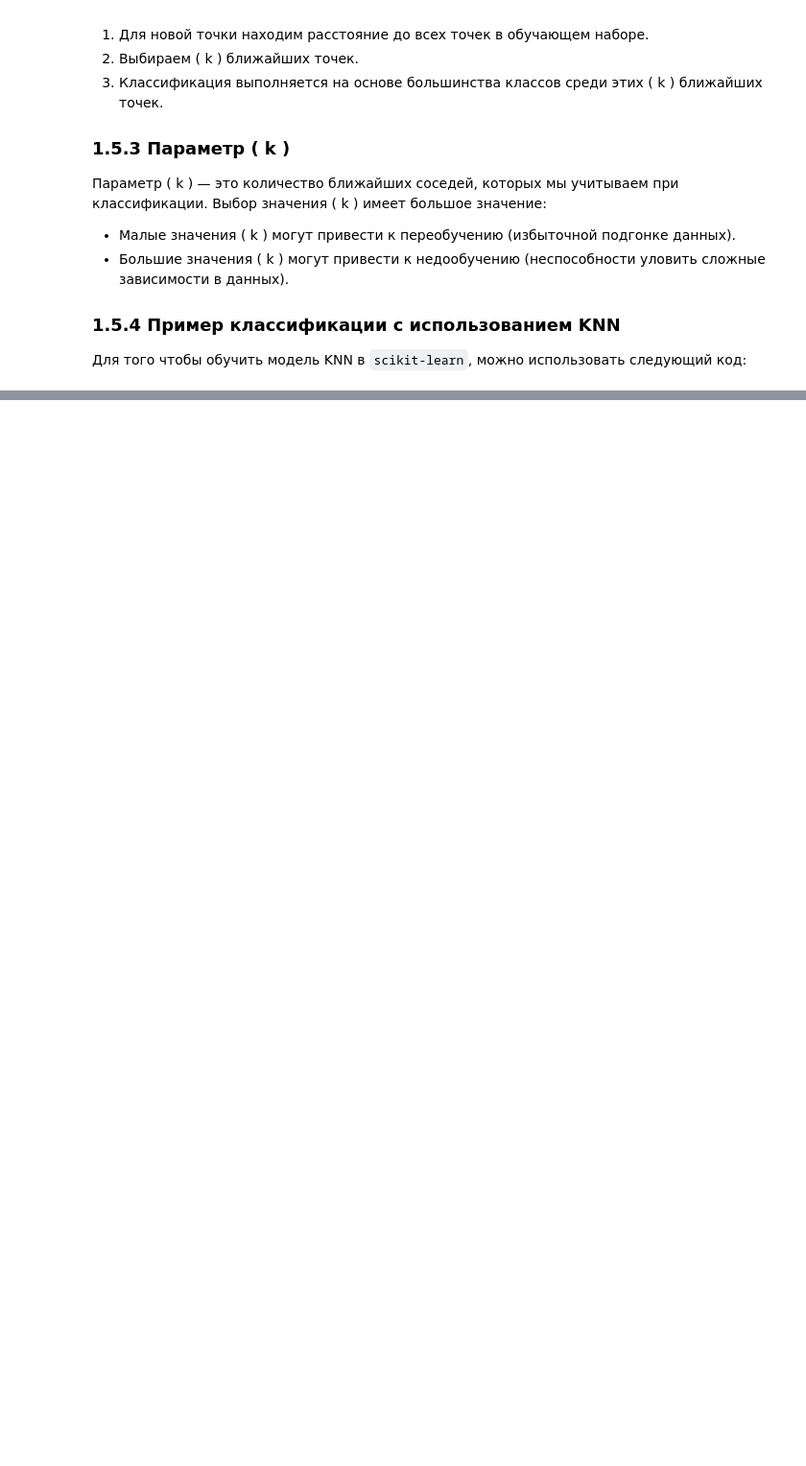
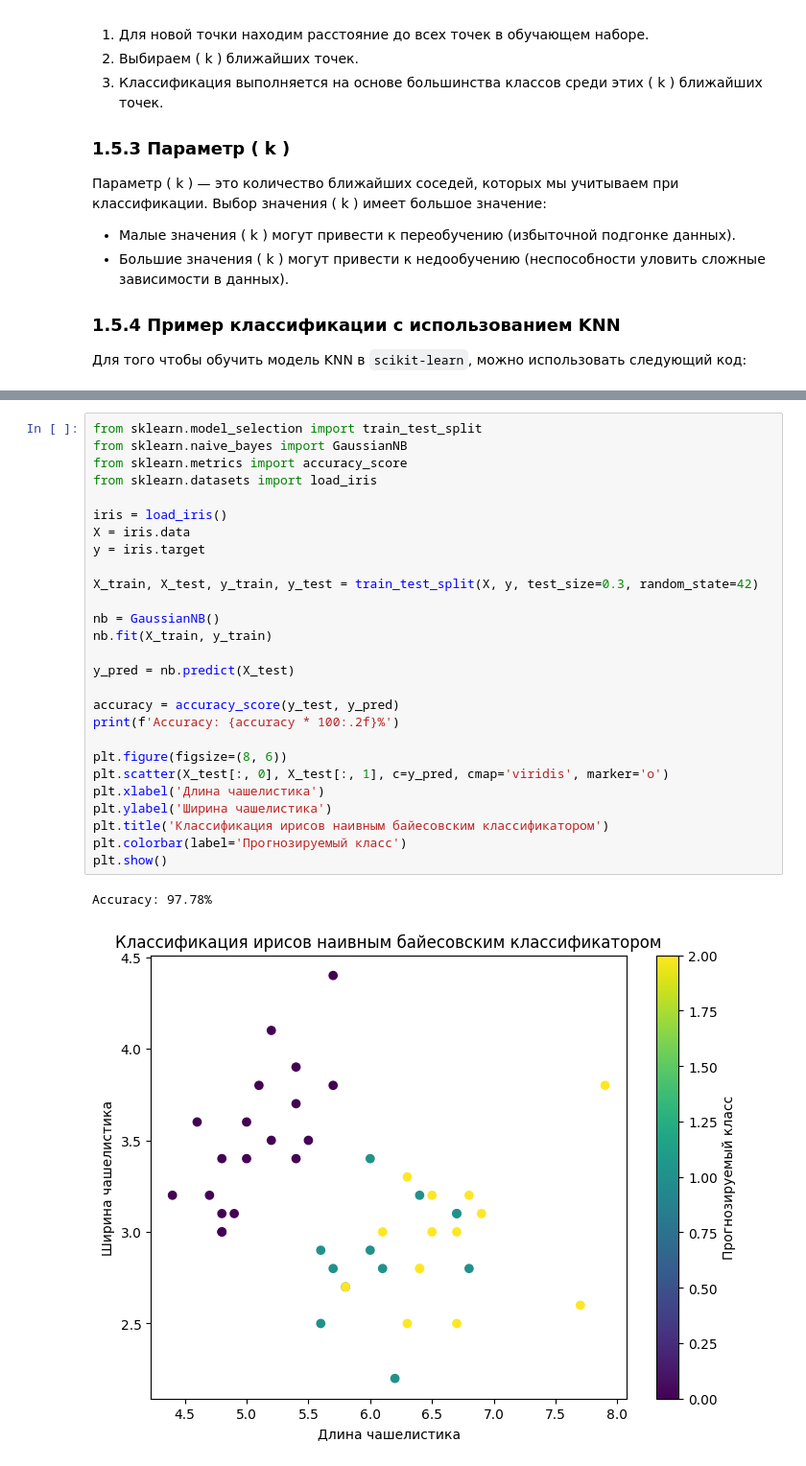
Before and after one commit to crissyro/base-of-DS, a Jupyter notebook: notebooks/sklearn_basics.ipynb, the cells around one changed output, grey strips where cells are left out. Shown at 96% size. Cells and saved outputs as stored; diff of their text form; blank space fills up the shorter version.

```diff
--- a/notebooks/sklearn_basics.ipynb
+++ b/notebooks/sklearn_basics.ipynb
@@ -504,0 +559,30 @@ plt.show()
+# %%
+from sklearn.model_selection import train_test_split
+from sklearn.naive_bayes import GaussianNB
+from sklearn.metrics import accuracy_score
+from sklearn.datasets import load_iris
+
+iris = load_iris()
+X = iris.data
+y = iris.target
+
+X_train, X_test, y_train, y_test = train_test_split(X, y, test_size=0.3, random_state=42)
+
+nb = GaussianNB()
+nb.fit(X_train, y_train)
+
+y_pred = nb.predict(X_test)
+
+accuracy = accuracy_score(y_test, y_pred)
+print(f'Accuracy: {accuracy * 100:.2f}%')
+
+plt.figure(figsize=(8, 6))
+plt.scatter(X_test[:, 0], X_test[:, 1], c=y_pred, cmap='viridis', marker='o')
+plt.xlabel('Длина чашелистика')
+plt.ylabel('Ширина чашелистика')
+plt.title('Классификация ирисов наивным байесовским классификатором')
+plt.colorbar(label='Прогнозируемый класс')
+plt.show()
+# %% [output]
+Accuracy: 97.78%
+[figure, added]
```
Also changed, not shown: parts of 2 cells of this notebook.
